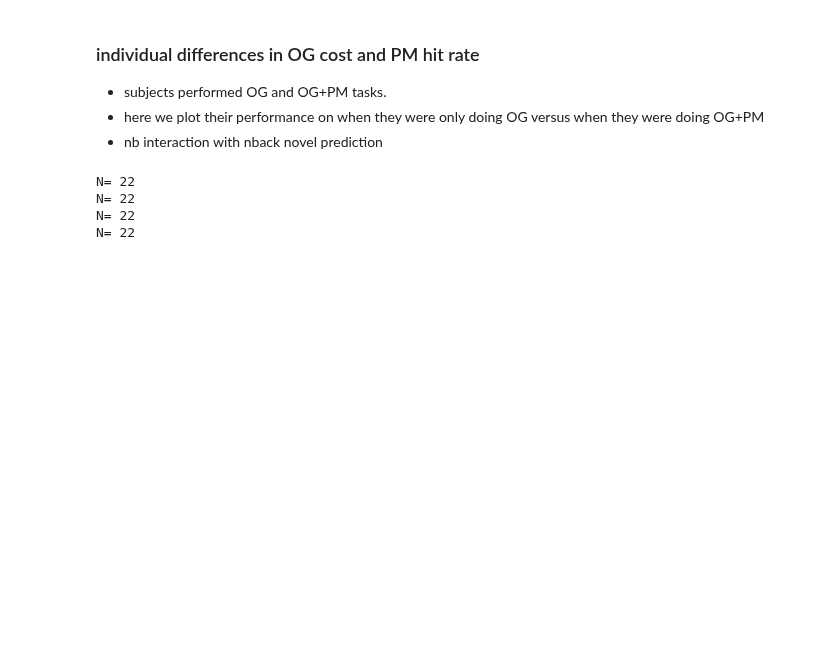
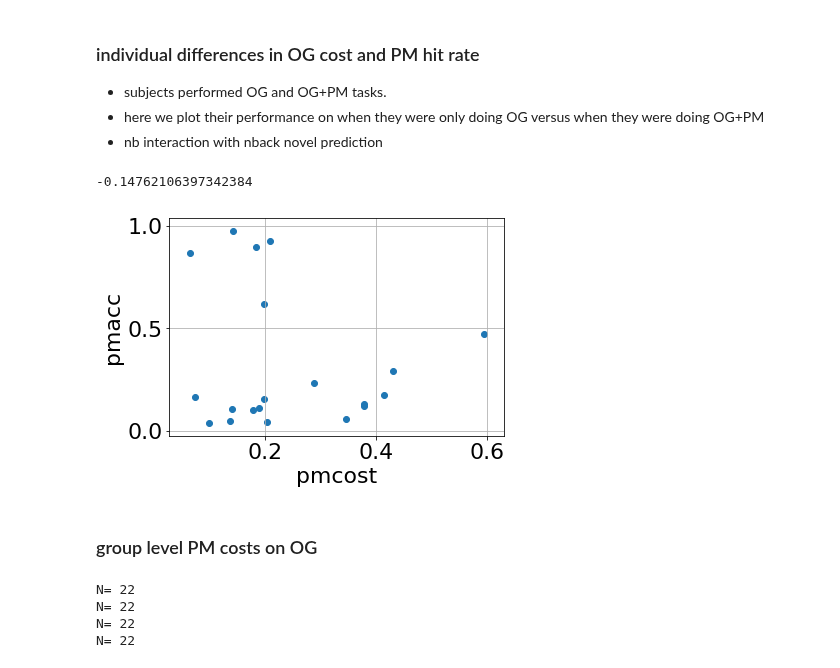
Before and after one commit to andrebeu/PM, a Jupyter notebook: analysis.ipynb, the cells around one changed output. Saved outputs shown, nothing was run; the diff lists cells and outputs as text; code cells hidden in the pictures; blank space fills up the shorter version.

```diff
--- a/analysis.ipynb
+++ b/analysis.ipynb
@@ -101,6 +118,47 @@ plt.ylim(0,1.05)
 - subjects performed OG and OG+PM tasks.
 - here we plot their performance on when they were only doing OG versus when they were doing OG+PM
 - nb interaction with nback novel prediction
+# %%
+EM = 0
+stsize = 30
+nback = 2
+pmtrials = 4
+
+trep = 'final'
+accD = {}
+pmcostL = []
+pmaccL = []
+
+for seed in np.arange(5,25):
+  for pmtrials in [0,pmtrials]:
+    fpath = "EM_%s-stsize_%s-nback_%s-focal_1-pmtrials_%s-pmweight_1-seed_%s-trep_%s.npy"%(
+                EM, stsize, nback, pmtrials, seed, trep)
+
+    accD[pmtrials] = load_acc(fpath,False,vv=False)
+
+
+  ogtask_acc = accD[0][:,og_trials].mean()
+  pmtask_acc = accD[pmtrials][:,og_trials].mean()
+  pmcost = ogtask_acc-pmtask_acc
+  pmacc = accD[pmtrials][:,pm_trials].mean()
+  pmcostL.append(pmcost)
+  pmaccL.append(pmacc)
+
+
+ax = plt.gca()
+ax.scatter(pmcostL,pmaccL)
+ax.set_xlabel('pmcost')
+ax.set_ylabel('pmacc')
+ax.grid(True)
+np.corrcoef(pmcostL,pmaccL)[0,1]
+
+# plt.plot(acc.T)
+# plt.ylim(0,1.05)
+# %% [output]
+-0.14762106397342384
+[figure, added]
+# %% [markdown]
+### group level PM costs on OG
 # %%
 fig,axarr = plt.subplots(1,2,figsize=(20,7),sharey=True)
 ax = axarr[0]
```
Also changed, not shown: parts of 13 cells of this notebook.
